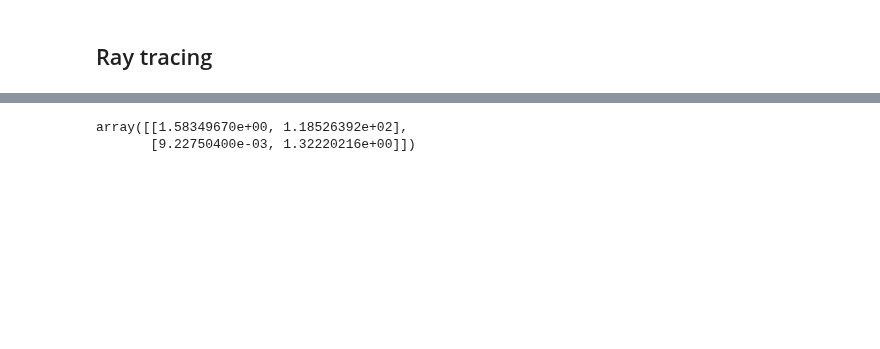
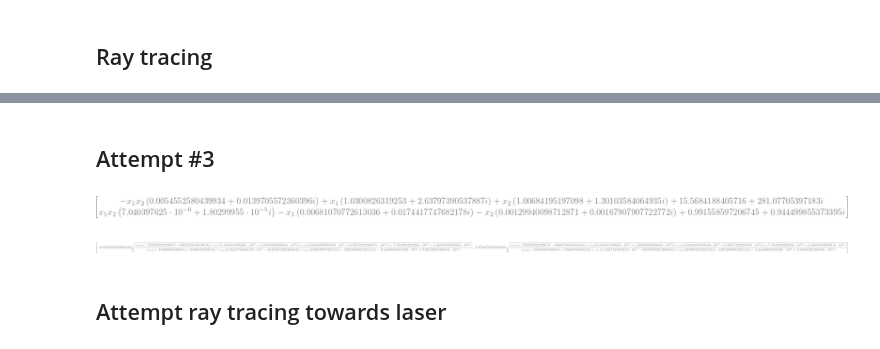
Before and after one commit to Kevinhykuo/UVic, a Jupyter notebook: AMO Lab/Fabry-Perot/Lens for Cavity/Lens Calculator.ipynb, the cells around one changed output, grey strips where cells are left out. Drawn from its saved outputs; the diff is of its cells as text; code cells hidden in the pictures; blank space fills up the shorter version.

```diff
--- a/AMO Lab/Fabry-Perot/Lens for Cavity/Lens Calculator.ipynb
+++ b/AMO Lab/Fabry-Perot/Lens for Cavity/Lens Calculator.ipynb
@@ -9,7 +9,9 @@ import matplotlib as mp
 import matplotlib.pyplot as plt
 from sympy.physics.mechanics import init_vprinting
 
-plt.style.use('dark_background')
+# plt.style.use('dark_background')
+%matplotlib inline
+%config InlineBackend.figure_format = 'pdf'
 init_vprinting()
 # %% [markdown]
 ## Important Functions
@@ -211,5 +213,0 @@ plt.plot(x, beam_prop_cavity(x, w0=1.5/2))
-# %%
-T
-# %% [output]
-array([[1.58349670e+00, 1.18526392e+02],
-       [9.22750400e-03, 1.32220216e+00]])
@@ -215,0 +218,20 @@ array([[1.58349670e+00, 1.18526392e+02],
+# %% [markdown]
+## Attempt \#3
+# %%
+lam = 780e-6
+w_l = 1
+
+T = lens2@dist2@lens1@dist1@lens0
+beamq01 = beam(q0, 1, use_sym=True).subs({q0: d0 - 1j*d0*(d0-50)})
+beamqf1 = beam(qf, 1, use_sym=True).subs({qf: 1j*sym.pi*wf**2 / lam})
+# %%
+a = (T@beamq0).applyfunc(sym.simplify)
+a_sub1 = a.subs({nm:1, nl:1.515,
+                 r00:-50, r01:sym.oo,
+                 r10:100, r11:sym.oo,
+                 r20:400, r21:sym.oo,
+                 x0:25, d0:6, d1:5.3, d2:2.8
+                }).applyfunc(sym.simplify)
+display(a_sub1)
+# %% [output]
+[figure, added]
@@ -215,0 +240,4 @@ array([[1.58349670e+00, 1.18526392e+02],
+# %%
+display(sol)
+# %% [output]
+[figure, added]
@@ -215,0 +246,2 @@ array([[1.58349670e+00, 1.18526392e+02],
+# %% [markdown]
+## Attempt ray tracing towards laser
```
Also changed, not shown: parts of 16 cells of this notebook, 2 other files.
